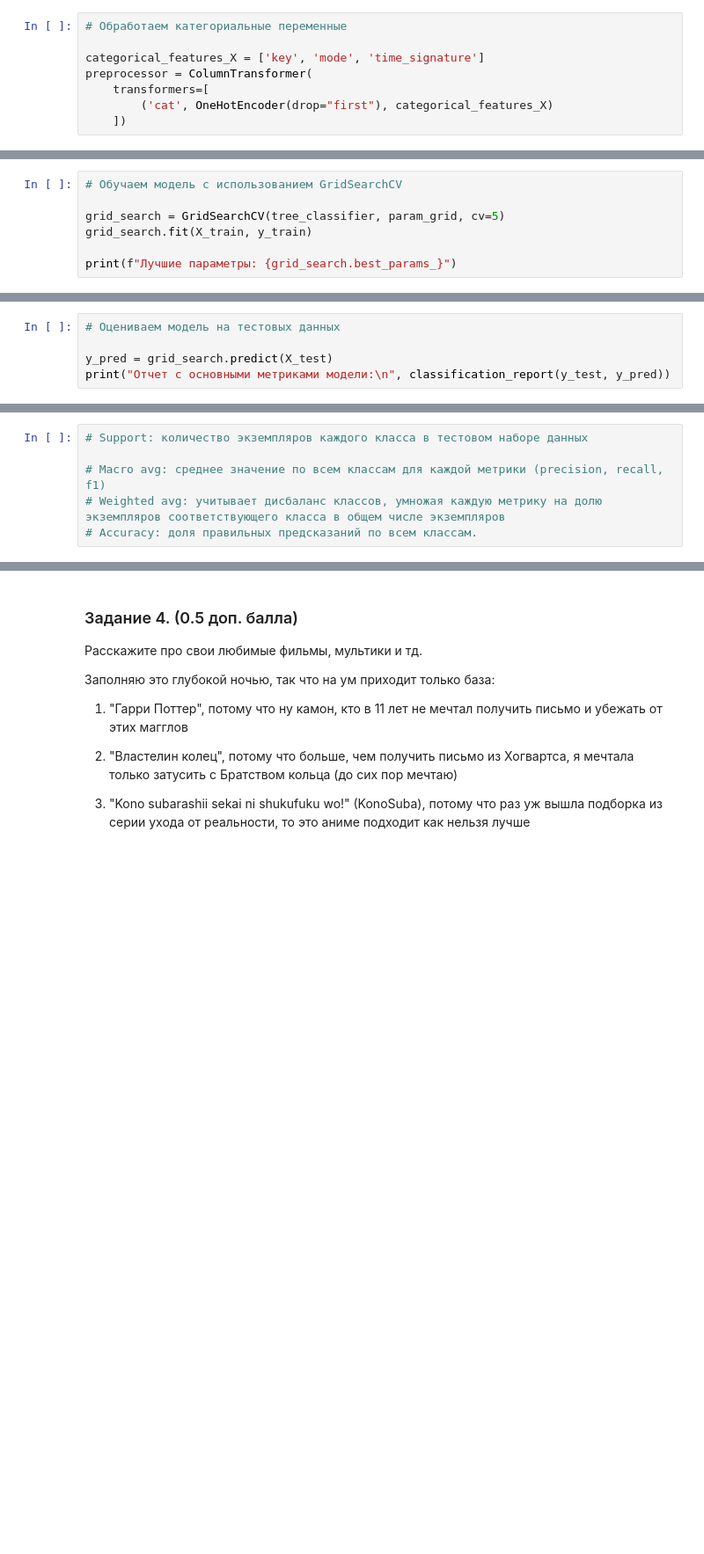
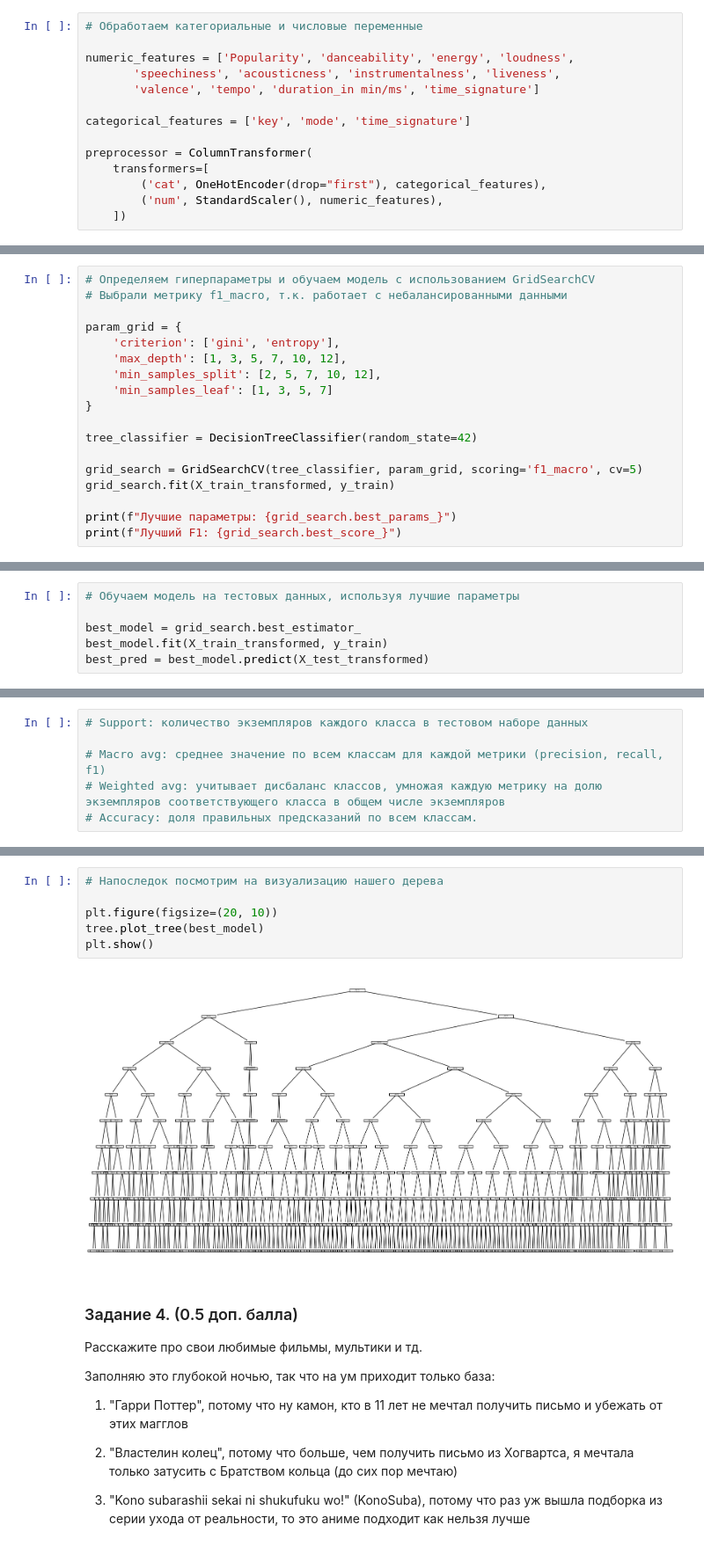
Before and after one commit to nastasia-iv/Machine_learning_BI_2024, a Jupyter notebook: HW4_Ivanova/code/dt_lecture_practice.ipynb, the cells around one changed output, grey strips where cells are left out. Shown at 88% size. Cells and saved outputs as stored; diff of their text form; blank space fills up the shorter version.

```diff
--- a/HW4_Ivanova/code/dt_lecture_practice.ipynb
+++ b/HW4_Ivanova/code/dt_lecture_practice.ipynb
@@ -193,12 +192,18 @@ X_train, X_test, y_train, y_test = train_test_split(X,
                                                     test_size=0.2,
                                                     random_state=42)
 # %%
-# Обработаем категориальные переменные
+# Обработаем категориальные и числовые переменные
 
-categorical_features_X = ['key', 'mode', 'time_signature']
+numeric_features = ['Popularity', 'danceability', 'energy', 'loudness',
+       'speechiness', 'acousticness', 'instrumentalness', 'liveness',
+       'valence', 'tempo', 'duration_in min/ms', 'time_signature']
+
+categorical_features = ['key', 'mode', 'time_signature']
+
 preprocessor = ColumnTransformer(
     transformers=[
-        ('cat', OneHotEncoder(drop="first"), categorical_features_X)
+        ('cat', OneHotEncoder(drop="first"), categorical_features),
+        ('num', StandardScaler(), numeric_features),
     ])
 # %%
 # Преобразуем данные
@@ -218,8 +213,19 @@ tree_classifier = DecisionTreeClassifier(random_state=42)
 # %%
-# Обучаем модель с использованием GridSearchCV
+# Определяем гиперпараметры и обучаем модель с использованием GridSearchCV
+# Выбрали метрику f1_macro, т.к. работает с небалансированными данными
 
-grid_search = GridSearchCV(tree_classifier, param_grid, cv=5)
-grid_search.fit(X_train, y_train)
+param_grid = {
+    'criterion': ['gini', 'entropy'],
+    'max_depth': [1, 3, 5, 7, 10, 12],
+    'min_samples_split': [2, 5, 7, 10, 12],
+    'min_samples_leaf': [1, 3, 5, 7]
+}
+
+tree_classifier = DecisionTreeClassifier(random_state=42)
+
+grid_search = GridSearchCV(tree_classifier, param_grid, scoring='f1_macro', cv=5)
+grid_search.fit(X_train_transformed, y_train)
 
 print(f"Лучшие параметры: {grid_search.best_params_}")
+print(f"Лучший F1: {grid_search.best_score_}")
 # %% [output]
@@ -227,5 +234,6 @@ print(f"Лучшие параметры: {grid_search.best_params_}")
 # %%
-# Оцениваем модель на тестовых данных
+# Обучаем модель на тестовых данных, используя лучшие параметры
 
-y_pred = grid_search.predict(X_test)
-print("Отчет с основными метриками модели:\n", classification_report(y_test, y_pred))
+best_model = grid_search.best_estimator_
+best_model.fit(X_train_transformed, y_train)
+best_pred = best_model.predict(X_test_transformed)
@@ -273,3 +278,11 @@ Accuracy на тестовых данных: 0.46762989719366493
+# %%
+# Напоследок посмотрим на визуализацию нашего дерева
+
+plt.figure(figsize=(20, 10))
+tree.plot_tree(best_model)
+plt.show()
+# %% [output]
+[figure, added]
 # %% [markdown]
 ### Задание 4. (0.5 доп. балла)
 
```
Also changed, not shown: parts of 10 cells of this notebook.
